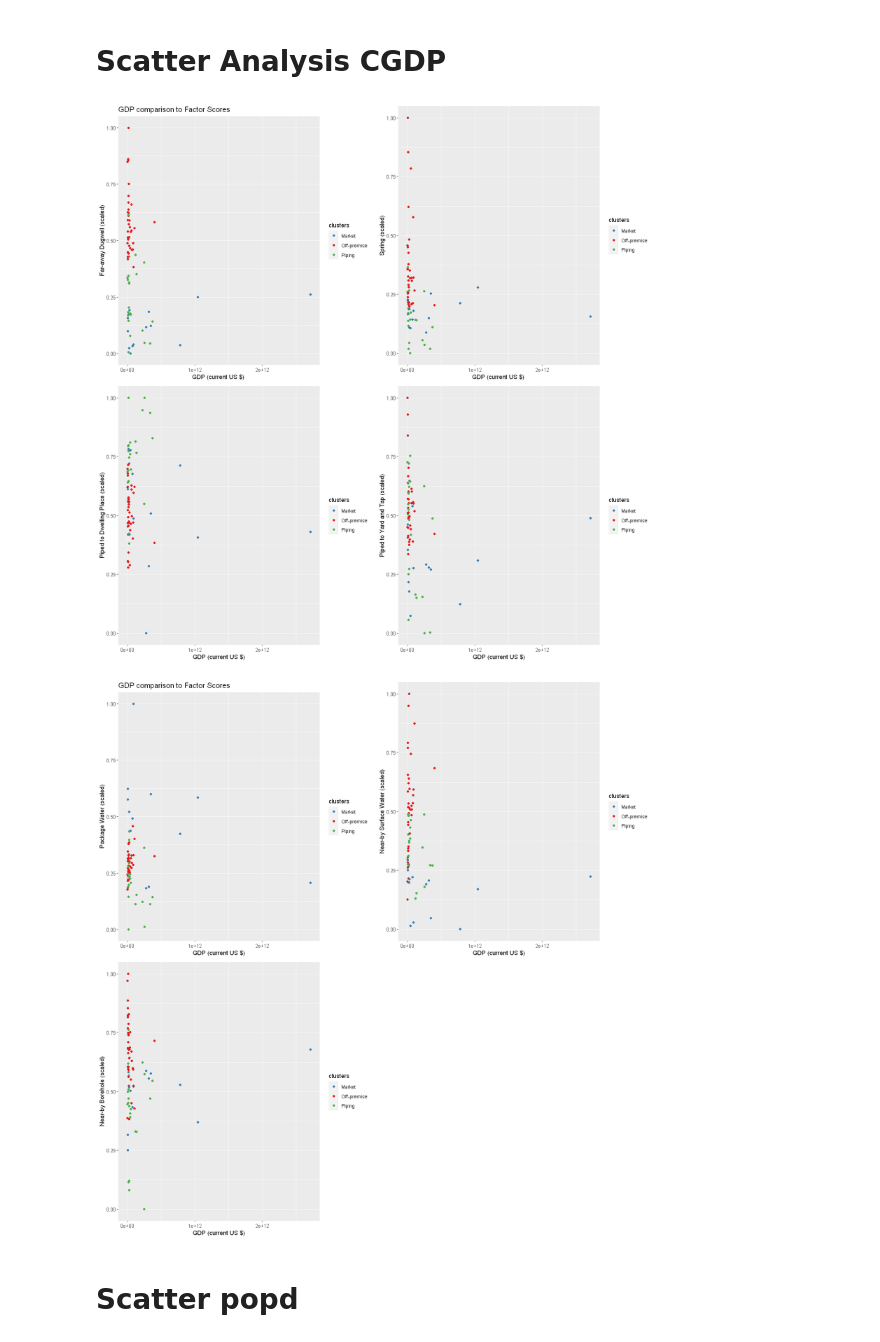
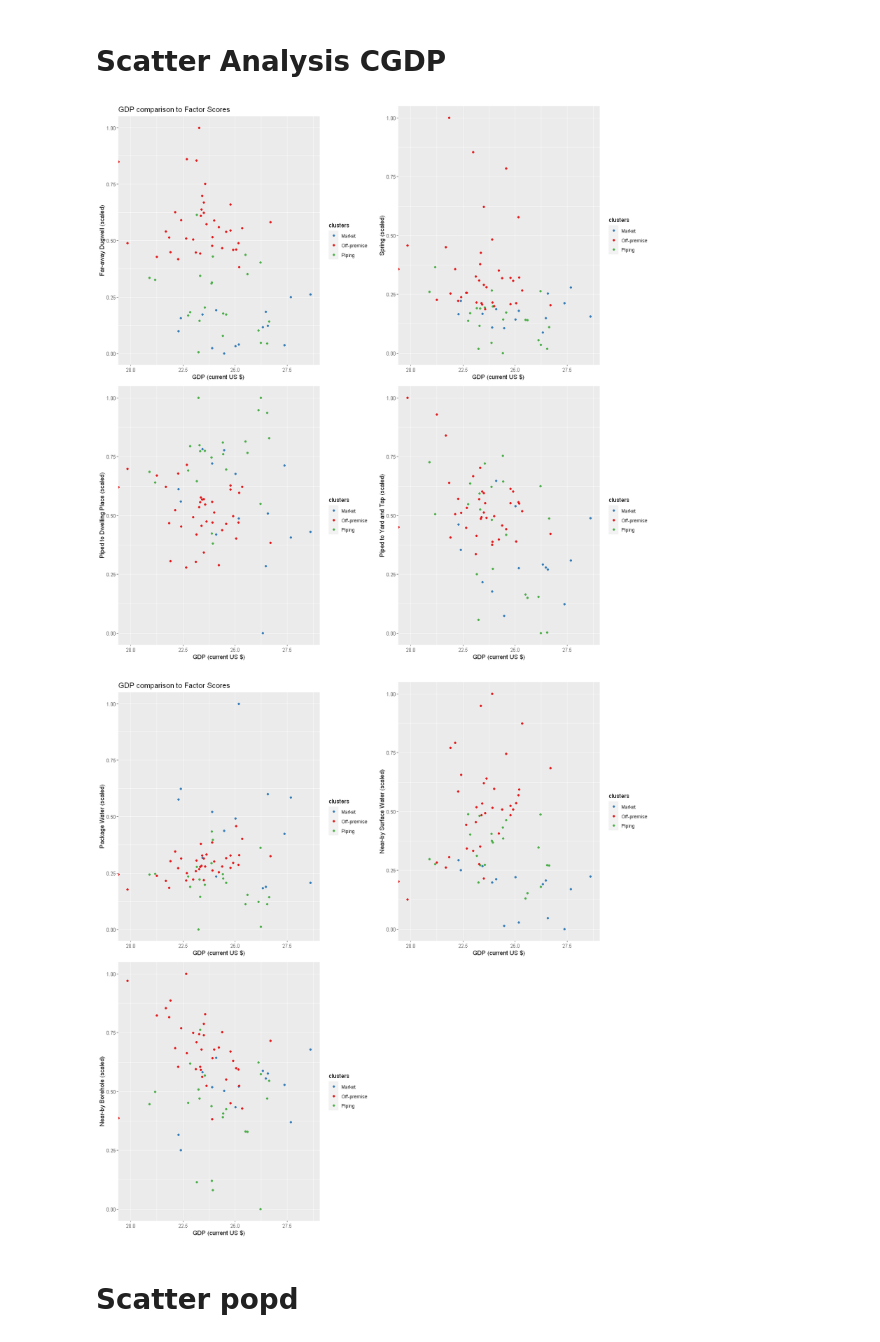
Before and after one commit to narslab/water-accessibility, a Jupyter notebook: bin/jupyter/importance-var-analysis.ipynb, the cells around one changed output. Saved outputs shown, nothing was run; the diff lists cells and outputs as text; code cells hidden in the pictures.

```diff
--- a/bin/jupyter/importance-var-analysis.ipynb
+++ b/bin/jupyter/importance-var-analysis.ipynb
@@ -96,7 +93,7 @@ grid.arrange(sppw,spns,spb,  ncol=2, nrow=2, widths=c(5, 5), heights=c(5, 5))
 # %% [markdown]
 # Scatter Analysis CGDP
 # %%
-spd <- ggplot(df, aes(x=cgdp, y= Far.away.Dugwell, color=clusters)) +
+spd <- ggplot(df, aes(x=log(cgdp), y= Far.away.Dugwell, color=clusters)) +
   geom_point() +
   scale_color_manual(values=c('#377EB8','#E41A1C','#4DAF4A'))+
   labs(title="GDP comparison to Factor Scores",
@@ -106,45 +103,45 @@ spd <- ggplot(df, aes(x=cgdp, y= Far.away.Dugwell, color=clusters)) +
 #    nudge_x = 0.07, nudge_y = 0.07,
 #    check_overlap = FALSE, size = 3,
 #  angle = 45)
-sps <- ggplot(df, aes(x=cgdp, y= Spring, color=clusters)) +
+sps <- ggplot(df, aes(x=log(cgdp), y= Spring, color=clusters)) +
   geom_point() +
   scale_color_manual(values=c('#377EB8','#E41A1C','#4DAF4A'))+
   labs(title=,
        x="GDP (current US $) ", y = "Spring (scaled)")
-spp <- ggplot(df, aes(x=cgdp, y= Piped.to.homes, color=clusters)) +
+spp <- ggplot(df, aes(x=log(cgdp), y= Piped.to.homes, color=clusters)) +
   geom_point() +
   scale_color_manual(values=c('#377EB8','#E41A1C','#4DAF4A'))+
   labs(title=,
        x="GDP (current US $)", y = "Piped to Dwelling Place (scaled)")
-spy <- ggplot(df, aes(x=cgdp, y= Piped.to.Yard.and.Tap, color=clusters)) +
+spy <- ggplot(df, aes(x=log(cgdp), y= Piped.to.Yard.and.Tap, color=clusters)) +
   geom_point() +
   scale_color_manual(values=c('#377EB8','#E41A1C','#4DAF4A'))+
   labs(title=,
        x="GDP (current US $)", y = "Piped to Yard and Tap (scaled)")
-sppw <- ggplot(df, aes(x=cgdp, y= Package.Water, color=clusters)) +
+sppw <- ggplot(df, aes(x=log(cgdp), y= Package.Water, color=clusters)) +
   geom_point() +
   scale_color_manual(values=c('#377EB8','#E41A1C','#4DAF4A'))+
   labs(title="GDP comparison to Factor Scores",
        x="GDP (current US $)", y = "Package Water (scaled)")
-spns <- ggplot(df, aes(x=cgdp, y= Near.by.Surface, color=clusters)) +
+spns <- ggplot(df, aes(x=log(cgdp), y= Near.by.Surface, color=clusters)) +
   geom_point() +
   scale_color_manual(values=c('#377EB8','#E41A1C','#4DAF4A'))+
   labs(title=,
        x="GDP (current US $)", y = "Near-by Surface Water (scaled)")
-spb <- ggplot(df, aes(x=cgdp, y= Near.by.borehole, color=clusters)) +
+spb <- ggplot(df, aes(x=log(cgdp), y= Near.by.borehole, color=clusters)) +
   geom_point() +
   scale_color_manual(values=c('#377EB8','#E41A1C','#4DAF4A'))+
   labs(title=,
        x="GDP (current US $)", y = "Near-by Borehole (scaled)")
 
 options(repr.plot.width=14, repr.plot.height=14)
 par(mar = c(1,1,1,1))
 par(cex=1.4)
 grid.arrange(spd,sps,spp,spy , ncol=2, nrow=2, widths=c(5, 5), heights=c(5, 5))
 grid.arrange(sppw,spns,spb,  ncol=2, nrow=2, widths=c(5, 5), heights=c(5, 5))
 # %% [output]
-[figure, old version]
+[figure, new version]
-[figure, old version]
+[figure, new version]
 # %% [markdown]
 # Scatter popd
 # %%
```
Also changed, not shown: parts of 2 cells of this notebook, 4 other files.
